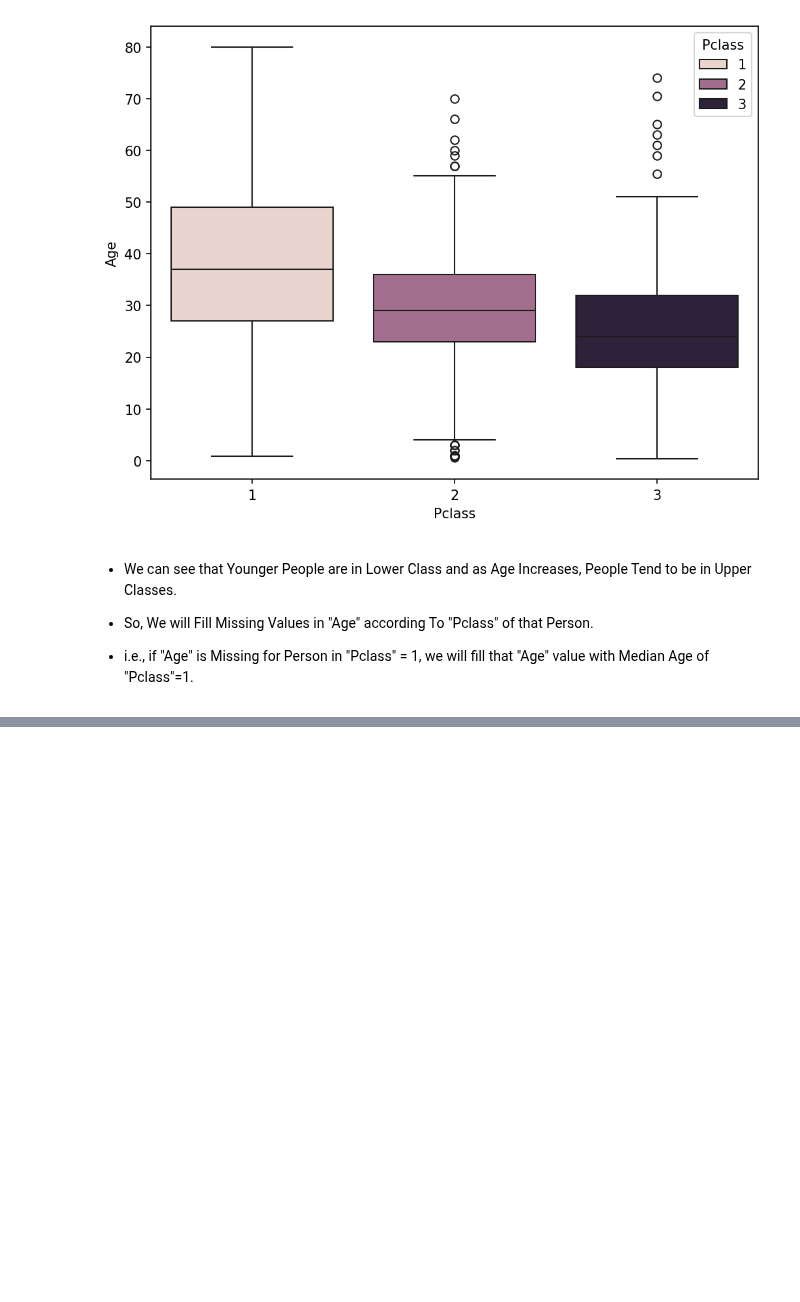
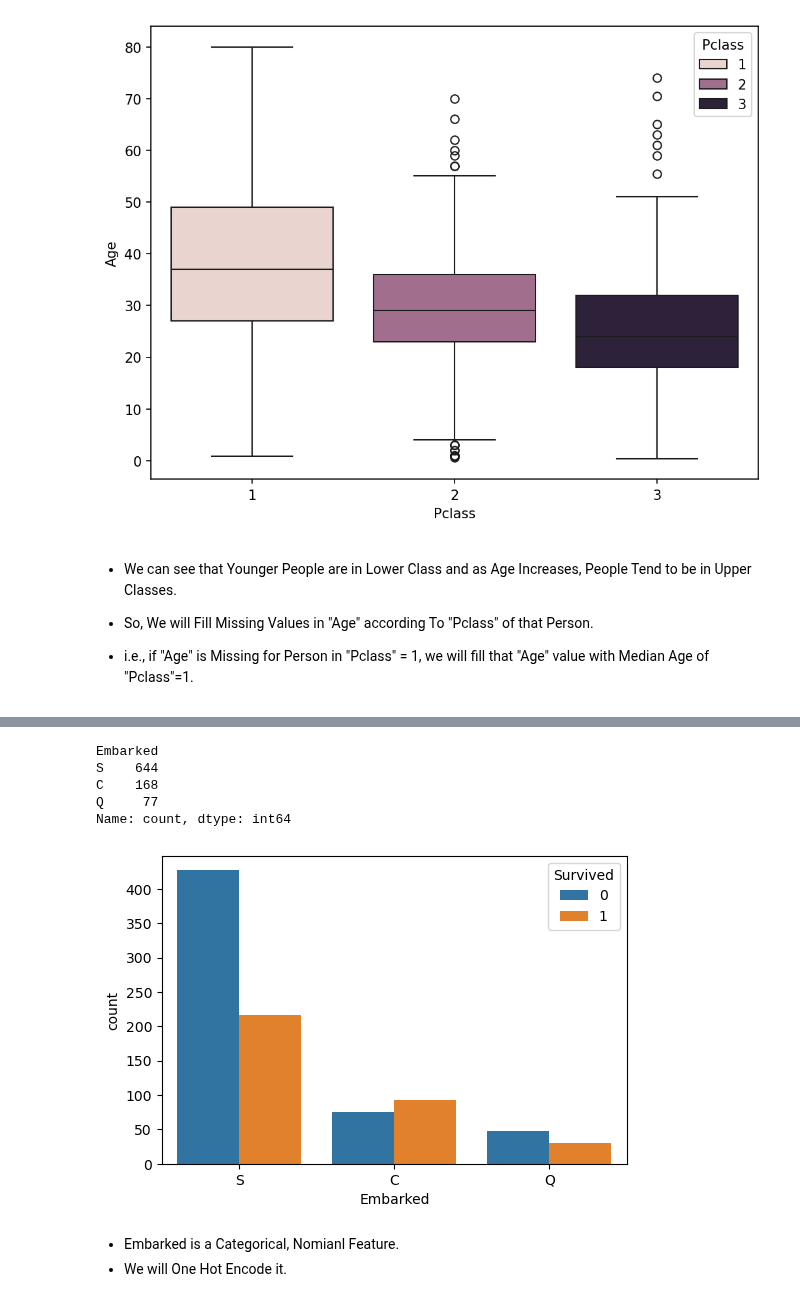
Before and after one commit to Shailya777/Learning-Logs, a Jupyter notebook: Machine_Learning/03_Logisitc_Regression/05_Practice_Project4(Titanic Data).ipynb, the cells around one changed output, grey strips where cells are left out. Drawn from its saved outputs; the diff is of its cells as text; code cells hidden in the pictures; blank space fills up the shorter version.

```diff
--- a/Machine_Learning/03_Logisitc_Regression/05_Practice_Project4(Titanic Data).ipynb
+++ b/Machine_Learning/03_Logisitc_Regression/05_Practice_Project4(Titanic Data).ipynb
@@ -450,0 +596,17 @@ class GroupImputer(BaseEstimator, TransformerMixin):
+# %%
+df['Embarked'].value_counts()
+# %% [output]
+Embarked
+S    644
+C    168
+Q     77
+Name: count, dtype: int64
+# %%
+plt.figure(figsize= (6,4))
+sns.countplot(data= df, x= 'Embarked', hue= 'Survived')
+plt.show()
+# %% [output]
+[figure, added]
+# %% [markdown]
+- Embarked is a Categorical, Nomianl Feature.
+- We will One Hot Encode it.
```
Also changed, not shown: parts of 30 cells of this notebook.
